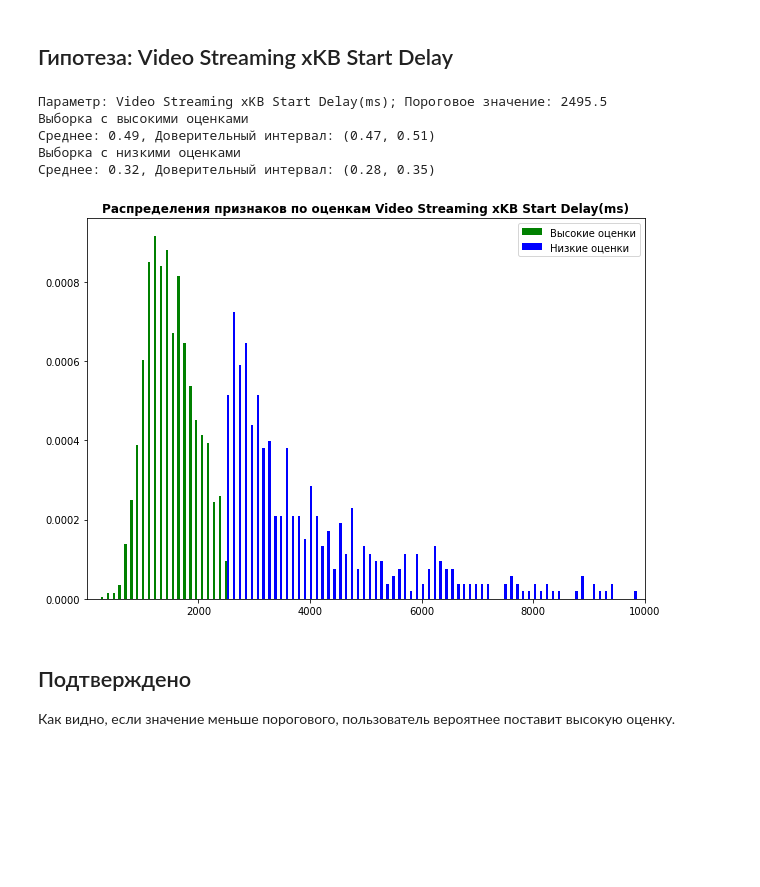
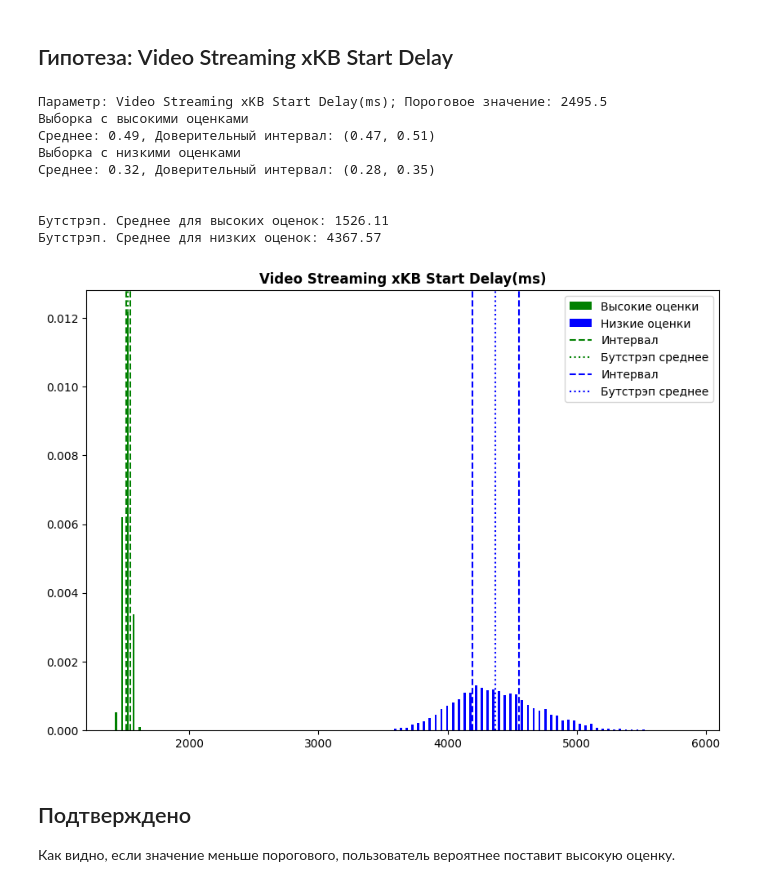
Before and after one commit to german-leontiev/data_analyst_course_work, a Jupyter notebook: mf_proj.ipynb, the cells around one changed output. Saved outputs shown, nothing was run; the diff lists cells and outputs as text; code cells hidden in the pictures; blank space fills up the shorter version.

```diff
--- a/mf_proj.ipynb
+++ b/mf_proj.ipynb
@@ -209,33 +227,57 @@ print("Выборка с высокими оценками")
 print_ci(high_rates)
 print("Выборка с низкими оценками")
 print_ci(low_rates)
+
+
+high_vals = df[df[par] < tresh][par].values
+low_vals = df[df[par] >= tresh][par].values
+
+bm_h, samples_h = bootstrap(high_vals)
+print(f"\n\nБутстрэп. Среднее для высоких оценок: {bm_h:.2f}")
+bm_l, samples_l = bootstrap(low_vals)
+print(f"Бутстрэп. Среднее для низких оценок: {bm_l:.2f}")
 # %% [output]
 Параметр: Video Streaming xKB Start Delay(ms); Пороговое значение: 2495.5
 Выборка с высокими оценками
 Среднее: 0.49, Доверительный интервал: (0.47, 0.51)
 Выборка с низкими оценками
 Среднее: 0.32, Доверительный интервал: (0.28, 0.35)
+
+
+Бутстрэп. Среднее для высоких оценок: 1526.11
+Бутстрэп. Среднее для низких оценок: 4367.57
-# %%
-fig, ax = plt.subplots(figsize=(10,7))
-
-np.random.seed(10**7)
-n_bins = 200
-x = [df[df[par] < tresh][par], df[df[par] >= tresh][par]]
-
-colors = ['green', 'blue']
-
-plt.hist(x, n_bins, density = True,
-         histtype ='bar',
-         color = colors,
-         label = ["Высокие оценки", "Низкие оценки"])
-plt.legend(prop ={'size': 10})
-
-plt.title(f'Распределения признаков по оценкам {par}',
-          fontweight ="bold")
-plt.xlim(1, 10000)
-plt.show()
-# %% [output]
-[figure, removed]
+# %%
+fig, ax = plt.subplots(figsize=(10,7))
+
+np.random.seed(10**7)
+n_bins = 100
+x = np.vstack((samples_h, samples_l)).T
+
+colors = ['green', 'blue']
+
+plt.hist(x, n_bins, density = True,
+         histtype ='bar',
+         color = colors,
+         label = ["Высокие оценки", "Низкие оценки"])
+
+l,h = get_intervals_b(high_vals)
+plt.axvline(x = l, color = colors[0], label = 'Интервал', linestyle='--')
+plt.axvline(x = h, color = colors[0], linestyle='--')
+plt.axvline(x = bm_h, color = colors[0], linestyle=':', label = 'Бутстрэп среднее')
+
+l,h = get_intervals_b(low_vals)
+plt.axvline(x = l, color = colors[1], label = 'Интервал', linestyle='--')
+plt.axvline(x = h, color = colors[1], linestyle='--')
+plt.axvline(x = bm_l, color = colors[1], linestyle=':', label = 'Бутстрэп среднее')
+
+
+plt.legend(prop ={'size': 10})
+
+plt.title(f'{par}',
+          fontweight ="bold")
+plt.show()
+# %% [output]
+[figure, added]
 # %% [markdown]
 ## Подтверждено
 Как видно, если значение меньше порогового, пользователь вероятнее поставит высокую оценку.
```
Also changed, not shown: parts of 14 cells of this notebook.
